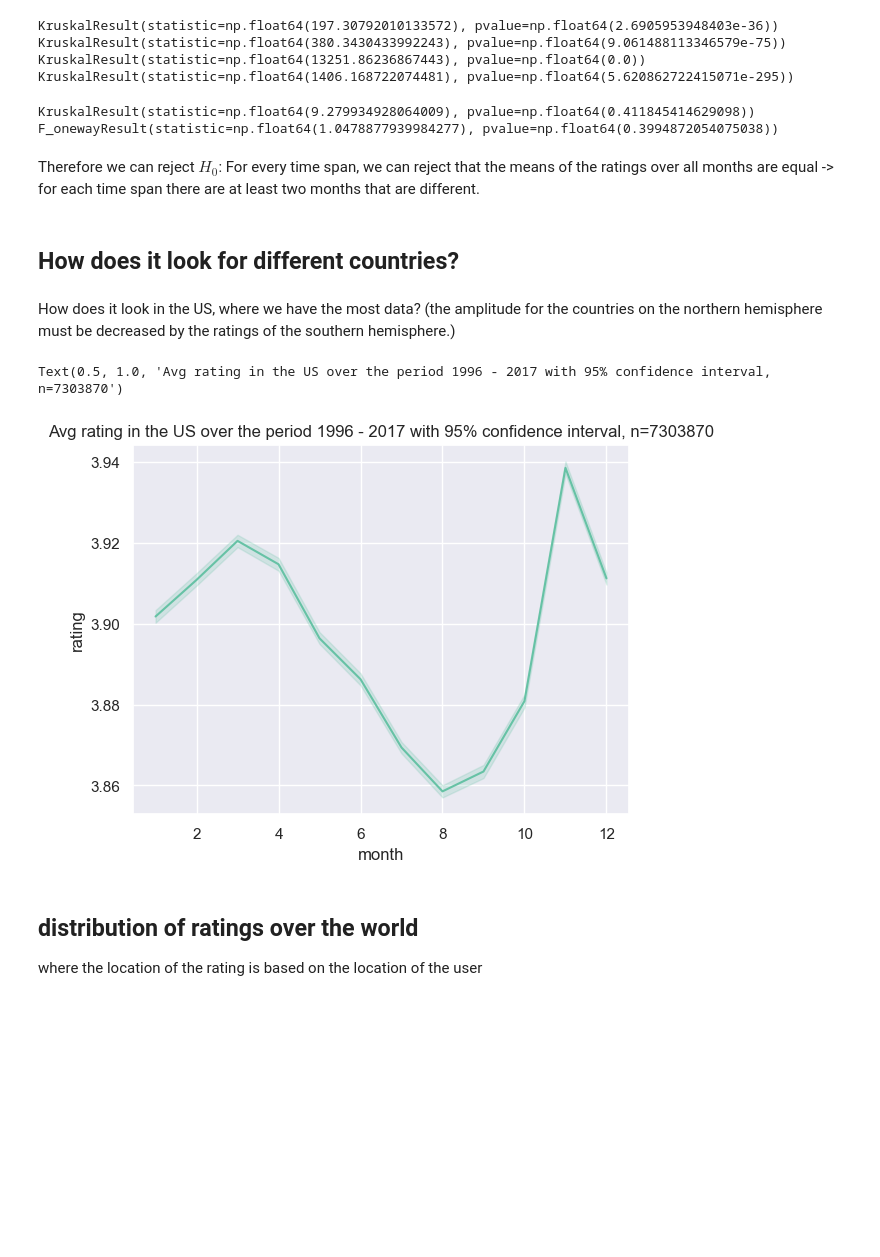
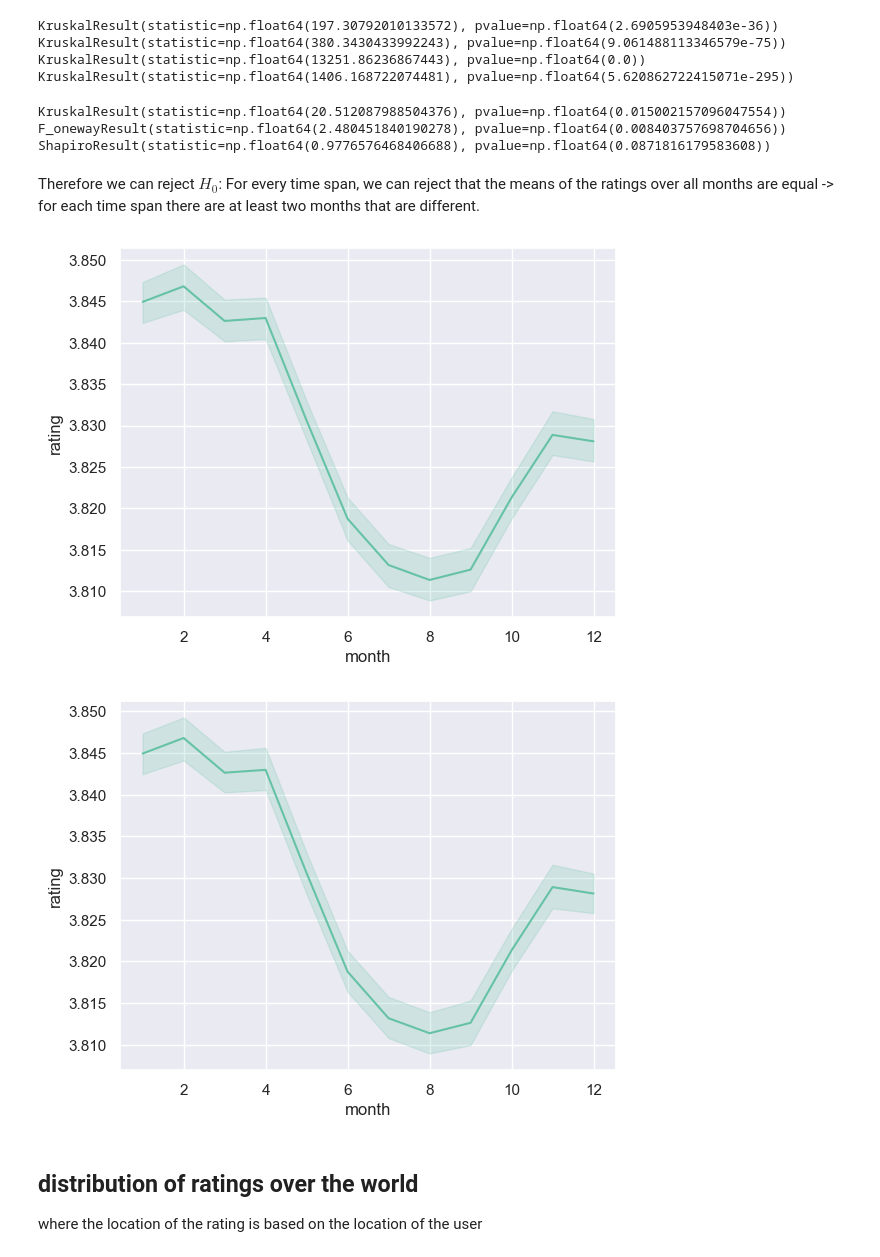
Before and after one commit to epfl-ada/ada-2024-project-leonardodatavinci, a Jupyter notebook: analysisTim.ipynb, the cells around one changed output. Saved outputs shown, nothing was run; the diff lists cells and outputs as text; code cells hidden in the pictures; blank space fills up the shorter version.

```diff
--- a/analysisTim.ipynb
+++ b/analysisTim.ipynb
@@ -169,29 +242,29 @@ KruskalResult(statistic=np.float64(13251.86236867443), pvalue=np.float64(0.0))
 KruskalResult(statistic=np.float64(1406.168722074481), pvalue=np.float64(5.620862722415071e-295))
 # %%
 # TODO Delete -> this is some testing
-from scipy.stats import norm, f_oneway
+from scipy.stats import norm, f_oneway, shapiro, kruskal
 import random
 r = sorted(set(norm.rvs(size=1000)))
 chosen = [random.sample(r, 100) for _ in range(10)]
 chosen = list(map(round_to_quarter, chosen))
 print(kruskal(*chosen))
 print(f_oneway(*chosen))
+print(shapiro(chosen[0]))
 # %% [output]
-KruskalResult(statistic=np.float64(9.279934928064009), pvalue=np.float64(0.411845414629098))
-F_onewayResult(statistic=np.float64(1.0478877939984277), pvalue=np.float64(0.3994872054075038))
+KruskalResult(statistic=np.float64(20.512087988504376), pvalue=np.float64(0.015002157096047554))
+F_onewayResult(statistic=np.float64(2.480451840190278), pvalue=np.float64(0.008403757698704656))
+ShapiroResult(statistic=np.float64(0.9776576468406688), pvalue=np.float64(0.0871816179583608))
 # %% [markdown]
 Therefore we can reject $H_0$: For every time span, we can reject that the means of the ratings over all months are equal -> for each time span there are at least two months that are different.
-# %% [markdown]
-## How does it look for different countries?
-# %% [markdown]
-How does it look in the US, where we have the most data? (the amplitude for the countries on the northern hemisphere must be decreased by the ratings of the southern hemisphere.)
-# %%
-ratings_df_usa = ratings_df[ratings_df["country_code3"] == "USA"]
-sns.lineplot(ratings_df_usa, x="month", y="rating", estimator="mean", errorbar=("ci", 95))
-plt.title(f'Avg rating in the US over the period {ratings_df_usa["year"].min()} - {ratings_df_usa["year"].max()} with 95% confidence interval, n={ratings_df_usa.shape[0]}')
-# %% [output]
-Text(0.5, 1.0, 'Avg rating in the US over the period 1996 - 2017 with 95% confidence interval, n=7303870')
-[figure, removed]
+# %%
+# the plot of rating without the old data
+sns.lineplot(ratings_df_new, x="month", y="rating", estimator="mean", errorbar=("ci", 95))
+plt.show()
+sns.lineplot(reviews_df, x="month", y="rating", estimator="mean", errorbar=("ci", 95))
+plt.show()
+# %% [output]
+[figure, added]
+[figure, added]
 # %% [markdown]
 ## distribution of ratings over the world
 where the location of the rating is based on the location of the user
```
Also changed, not shown: parts of 14 cells of this notebook, 1 other file.
